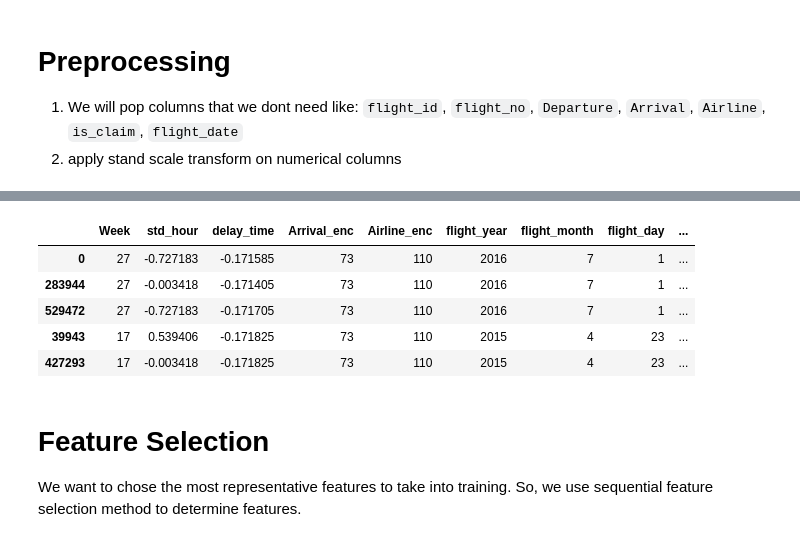
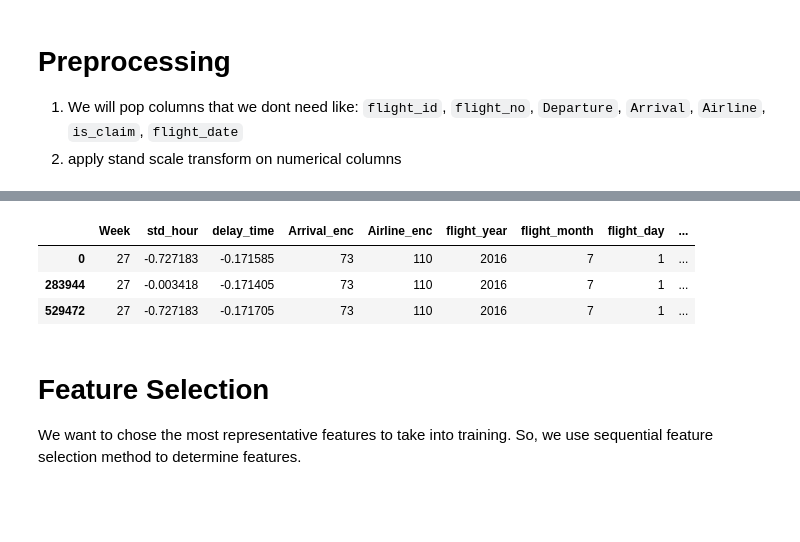
Before and after one commit to timsu27/flight_delays, a Jupyter notebook: flight_delays.ipynb, the cells around one changed output, grey strips where cells are left out. Drawn from its saved outputs; the diff is of its cells as text; code cells hidden in the pictures; blank space fills up the shorter version.

```diff
--- a/flight_delays.ipynb
+++ b/flight_delays.ipynb
@@ -246,9 +226,0 @@ df[df.columns[~df.columns.isin(non_std_enc_cols)]] = scaler.fit_transform(df[df.
-# %%
-df.head()
-# %% [output]
-|  | Week | std_hour | delay_time | Arrival_enc | Airline_enc | flight_year | flight_month | flight_day | ... |
-| 0 | 27 | -0.727183 | -0.171585 | 73 | 110 | 2016 | 7 | 1 | ... |
-| 283944 | 27 | -0.003418 | -0.171405 | 73 | 110 | 2016 | 7 | 1 | ... |
-| 529472 | 27 | -0.727183 | -0.171705 | 73 | 110 | 2016 | 7 | 1 | ... |
-| 39943 | 17 | 0.539406 | -0.171825 | 73 | 110 | 2015 | 4 | 23 | ... |
-| 427293 | 17 | -0.003418 | -0.171825 | 73 | 110 | 2015 | 4 | 23 | ... |
@@ -257,3 +227,10 @@ data = df
+# %%
+data.head(3)
+# %% [output]
+|  | Week | std_hour | delay_time | Arrival_enc | Airline_enc | flight_year | flight_month | flight_day | ... |
+| 0 | 27 | -0.727183 | -0.171585 | 73 | 110 | 2016 | 7 | 1 | ... |
+| 283944 | 27 | -0.003418 | -0.171405 | 73 | 110 | 2016 | 7 | 1 | ... |
+| 529472 | 27 | -0.727183 | -0.171705 | 73 | 110 | 2016 | 7 | 1 | ... |
 # %% [markdown]
 # Feature Selection
 We want to chose the most representative features to take into training. So, we use sequential feature selection method to determine features.
```
Also changed, not shown: parts of 16 cells of this notebook.
